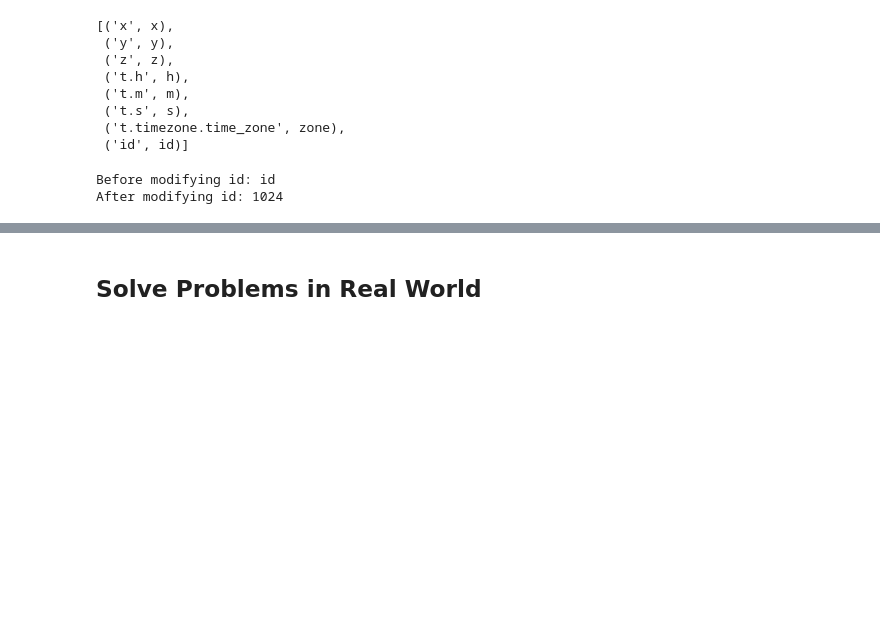
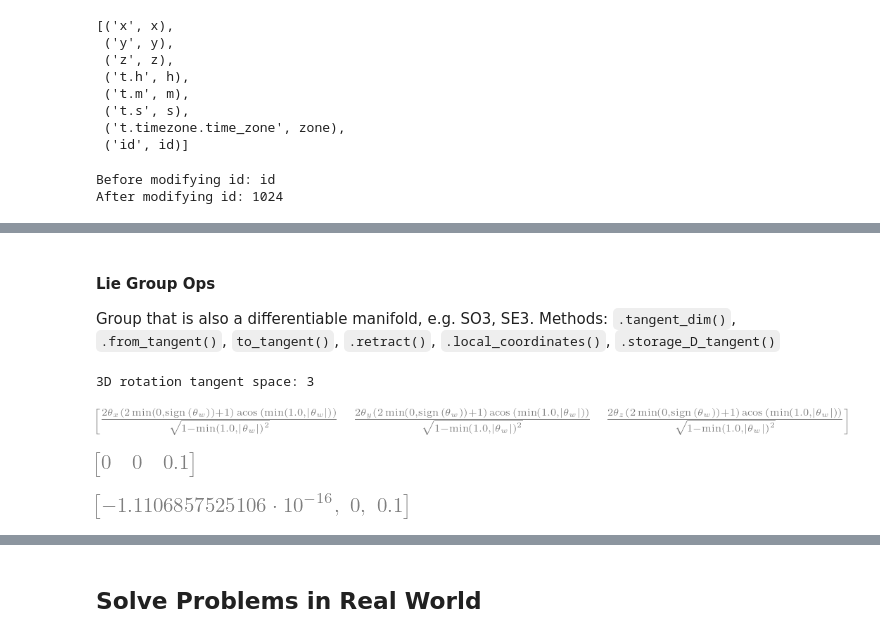
Before and after one commit to xipengwang/xipengwang.github.io, a Jupyter notebook: notebooks/symforce.ipynb, the cells around one changed output, grey strips where cells are left out. Saved outputs shown, nothing was run; the diff lists cells and outputs as text; code cells hidden in the pictures; blank space fills up the shorter version.

```diff
--- a/notebooks/symforce.ipynb
+++ b/notebooks/symforce.ipynb
@@ -342,0 +405,32 @@ storage_D_tangent shape: (7, 6)
+# %% [markdown]
+#### Lie Group Ops
+Group that is also a differentiable manifold, e.g. SO3, SE3.
+Methods: `.tangent_dim()`, `.from_tangent()`, `to_tangent()`, `.retract()`, `.local_coordinates()`, `.storage_D_tangent()`
+# %%
+# Lie Group Ops: basics
+from symforce.ops import LieGroupOps
+R = sf.Rot3.symbolic('theta')
+# Underlying dimension of a 3D rotation's tangent space
+print(f"3D rotation tangent space: {LieGroupOps.tangent_dim(R)}")
+R_tangent = sf.V3(LieGroupOps.to_tangent(R))
+display(R_tangent.T)
+R_reconstruct_ = sf.Rot3.from_angle_axis(R_tangent.norm(), R_tangent.normalized())
+R_reconstruct = LieGroupOps.from_tangent(sf.Rot3, R_tangent)
+assert R_reconstruct_ == R_reconstruct
+# %% [output]
+3D rotation tangent space: 3
+[figure, added]
+# %%
+# Lie Group Ops, retract: R_perturbed = R * delta_R, local_coordinates: delta_R = R.inv() * R_perturbed
+
+# Retract perturbs the given element in the tangent space and returns the updated element
+R = sf.Rot3.from_yaw_pitch_roll(0, 0, 1)
+R_tangent_delta = sf.V3(0, 0, 0.1)
+R_perturbed = LieGroupOps.retract(R, R_tangent_delta)
+# Local coordinates compute the tangent space perturbation between one element and another
+R_tangent_delta_reconstruct = LieGroupOps.local_coordinates(R, R_perturbed)
+display(R_tangent_delta.T)
+display(R_tangent_delta_reconstruct)
+# %% [output]
+[figure, added]
+[figure, added]
```
Also changed, not shown: parts of 26 cells of this notebook, 1 other file.
